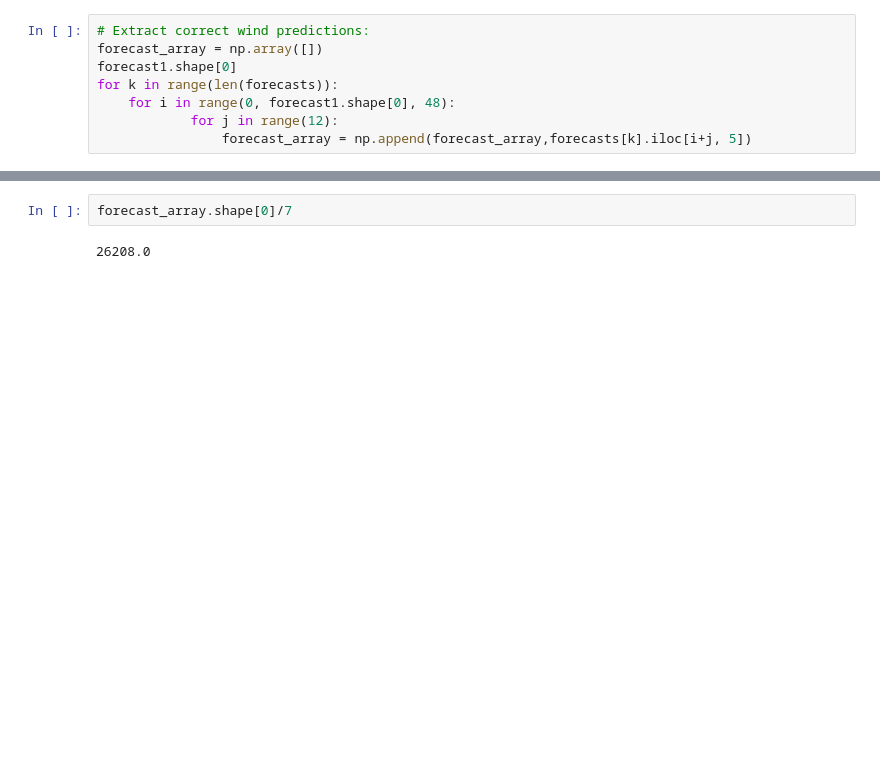
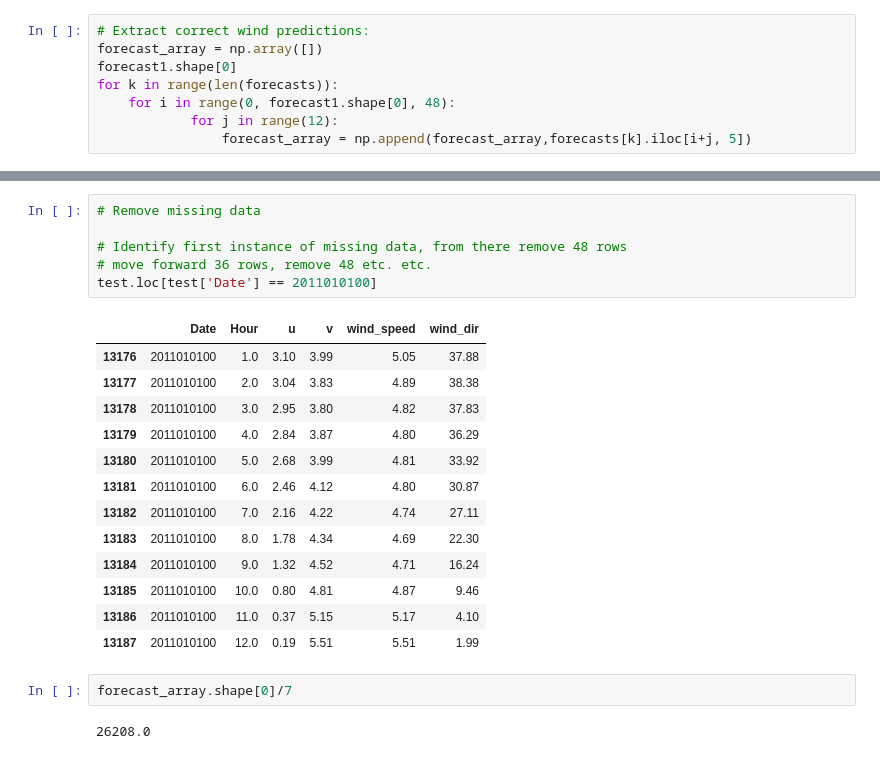
Before and after one commit to Pontius1007/TDT4859, a Jupyter notebook: Data exploration.ipynb, the cells around one changed output, grey strips where cells are left out. Saved outputs shown, nothing was run; the diff lists cells and outputs as text; blank space fills up the shorter version.

```diff
--- a/Data exploration.ipynb
+++ b/Data exploration.ipynb
@@ -154,3 +204,23 @@ for k in range(len(forecasts)):
+# %%
+# Remove missing data
+
+# Identify first instance of missing data, from there remove 48 rows
+# move forward 36 rows, remove 48 etc. etc.
+test.loc[test['Date'] == 2011010100]
+# %% [output]
+|  | Date | Hour | u | v | wind_speed | wind_dir |
+| 13176 | 2011010100 | 1.0 | 3.10 | 3.99 | 5.05 | 37.88 |
+| 13177 | 2011010100 | 2.0 | 3.04 | 3.83 | 4.89 | 38.38 |
+| 13178 | 2011010100 | 3.0 | 2.95 | 3.80 | 4.82 | 37.83 |
+| 13179 | 2011010100 | 4.0 | 2.84 | 3.87 | 4.80 | 36.29 |
+| 13180 | 2011010100 | 5.0 | 2.68 | 3.99 | 4.81 | 33.92 |
+| 13181 | 2011010100 | 6.0 | 2.46 | 4.12 | 4.80 | 30.87 |
+| 13182 | 2011010100 | 7.0 | 2.16 | 4.22 | 4.74 | 27.11 |
+| 13183 | 2011010100 | 8.0 | 1.78 | 4.34 | 4.69 | 22.30 |
+| 13184 | 2011010100 | 9.0 | 1.32 | 4.52 | 4.71 | 16.24 |
+| 13185 | 2011010100 | 10.0 | 0.80 | 4.81 | 4.87 | 9.46 |
+| 13186 | 2011010100 | 11.0 | 0.37 | 5.15 | 5.17 | 4.10 |
+| 13187 | 2011010100 | 12.0 | 0.19 | 5.51 | 5.51 | 1.99 |
 # %%
 forecast_array.shape[0]/7
 # %% [output]
```
Also changed, not shown: parts of 16 cells of this notebook.
